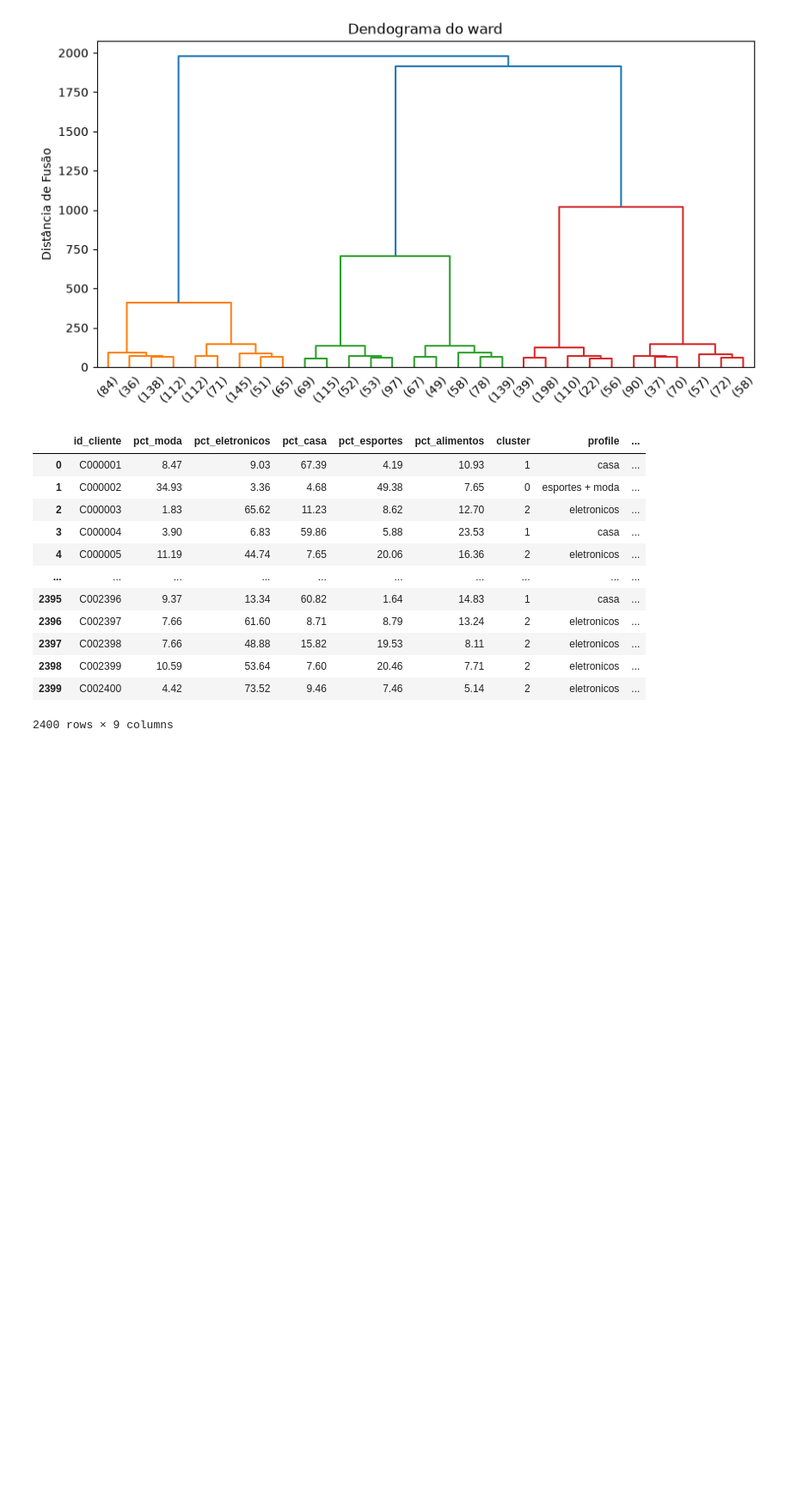
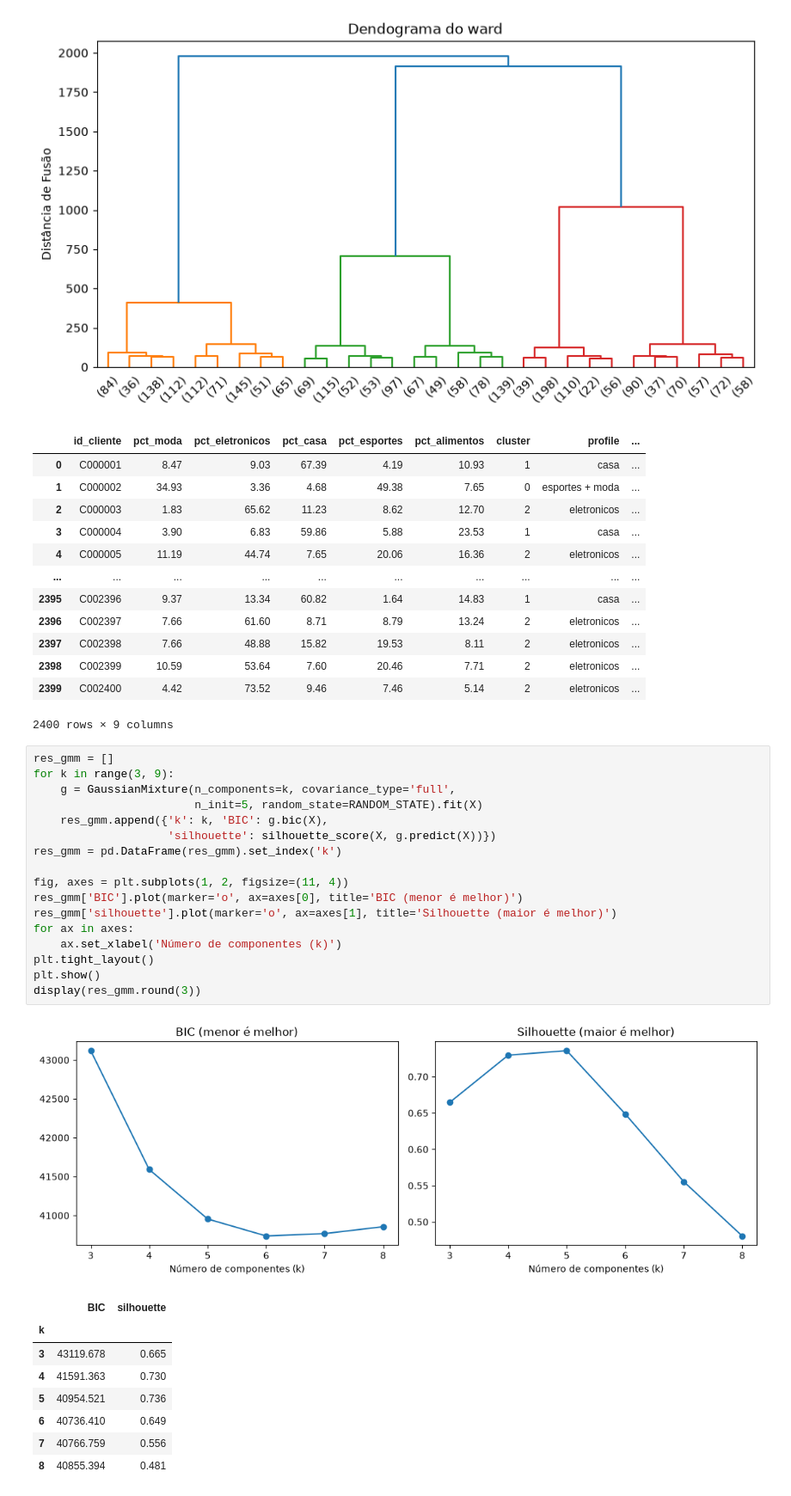
Before and after one commit to mdjunior-afk/tp-ml, a Jupyter notebook: TP.ipynb, the cells around one changed output. Shown at 86% size. Saved outputs shown, nothing was run; the diff lists cells and outputs as text; blank space fills up the shorter version.

```diff
--- a/TP.ipynb
+++ b/TP.ipynb
@@ -202,3 +202,30 @@ display(df)
 | 2398 | C002399 | 10.59 | 53.64 | 7.60 | 20.46 | 7.71 | 2 | eletronicos | ... |
 | 2399 | C002400 | 4.42 | 73.52 | 9.46 | 7.46 | 5.14 | 2 | eletronicos | ... |
 2400 rows × 9 columns
+# %%
+res_gmm = []
+for k in range(3, 9):
+    g = GaussianMixture(n_components=k, covariance_type='full',
+                        n_init=5, random_state=RANDOM_STATE).fit(X)
+    res_gmm.append({'k': k, 'BIC': g.bic(X),
+                    'silhouette': silhouette_score(X, g.predict(X))})
+res_gmm = pd.DataFrame(res_gmm).set_index('k')
+
+fig, axes = plt.subplots(1, 2, figsize=(11, 4))
+res_gmm['BIC'].plot(marker='o', ax=axes[0], title='BIC (menor é melhor)')
+res_gmm['silhouette'].plot(marker='o', ax=axes[1], title='Silhouette (maior é melhor)')
+for ax in axes:
+    ax.set_xlabel('Número de componentes (k)')
+plt.tight_layout()
+plt.show()
+display(res_gmm.round(3))
+# %% [output]
+[figure, added]
+|  | BIC | silhouette |
+| k |  |  |
+| 3 | 43119.678 | 0.665 |
+| 4 | 41591.363 | 0.730 |
+| 5 | 40954.521 | 0.736 |
+| 6 | 40736.410 | 0.649 |
+| 7 | 40766.759 | 0.556 |
+| 8 | 40855.394 | 0.481 |
```
Also changed, not shown: parts of 4 cells of this notebook, 2 other files.
